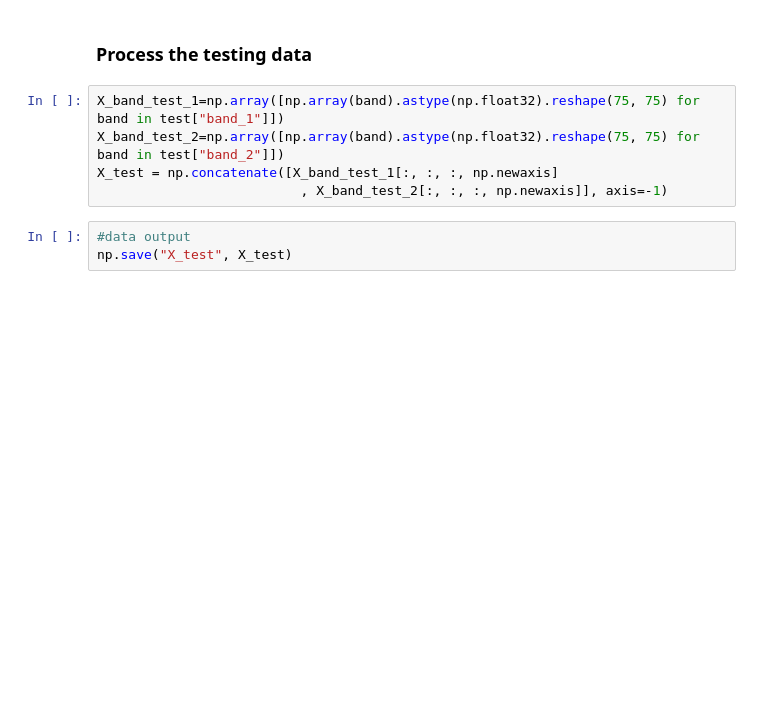
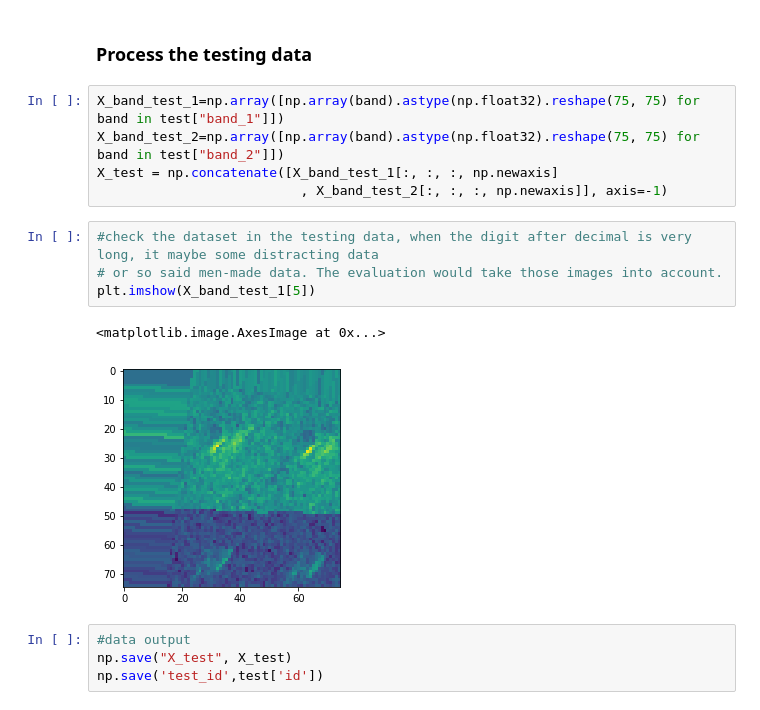
Before and after one commit to yaqiongz/Iceberg---Kaggle-competition, a Jupyter notebook: dataPreprocessing.ipynb, the cells around one changed output. Cells and saved outputs as stored; diff of their text form; blank space fills up the shorter version.

Commit message:
testing data leakage

```diff
--- a/dataPreprocessing.ipynb
+++ b/dataPreprocessing.ipynb
@@ -58,6 +89,14 @@ X_band_test_1=np.array([np.array(band).astype(np.float32).reshape(75, 75) for ba
 X_band_test_2=np.array([np.array(band).astype(np.float32).reshape(75, 75) for band in test["band_2"]])
 X_test = np.concatenate([X_band_test_1[:, :, :, np.newaxis]
                           , X_band_test_2[:, :, :, np.newaxis]], axis=-1)
+# %%
+#check the dataset in the testing data, when the digit after decimal is very long, it maybe some distracting data
+# or so said men-made data. The evaluation would take those images into account.
+plt.imshow(X_band_test_1[5])
+# %% [output]
+<matplotlib.image.AxesImage at 0x...>
+[figure, added]
 # %%
 #data output
 np.save("X_test", X_test)
+np.save('test_id',test['id'])
```
Also changed, not shown: parts of 6 cells of this notebook.
